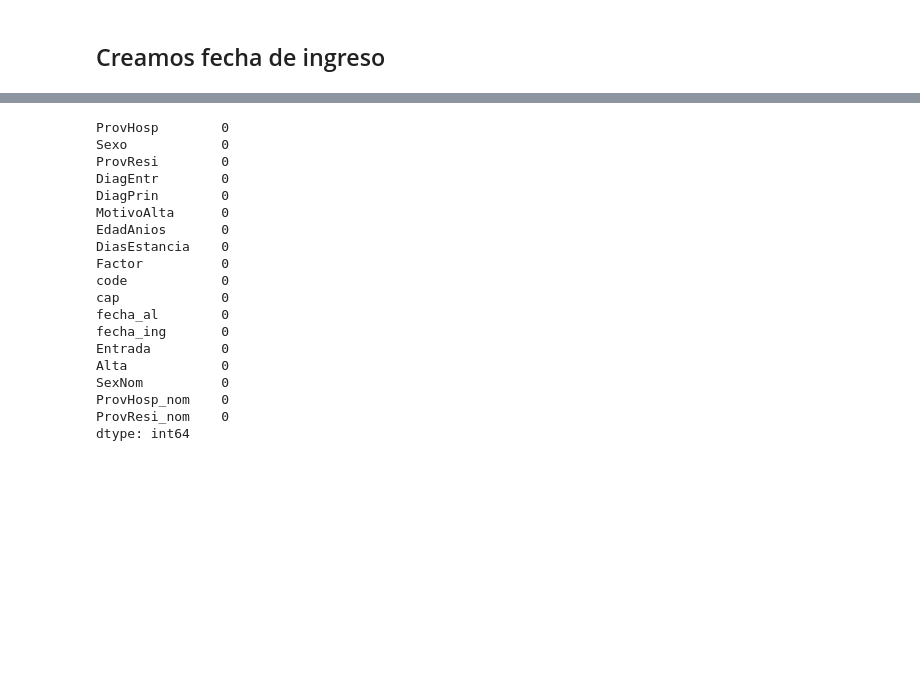
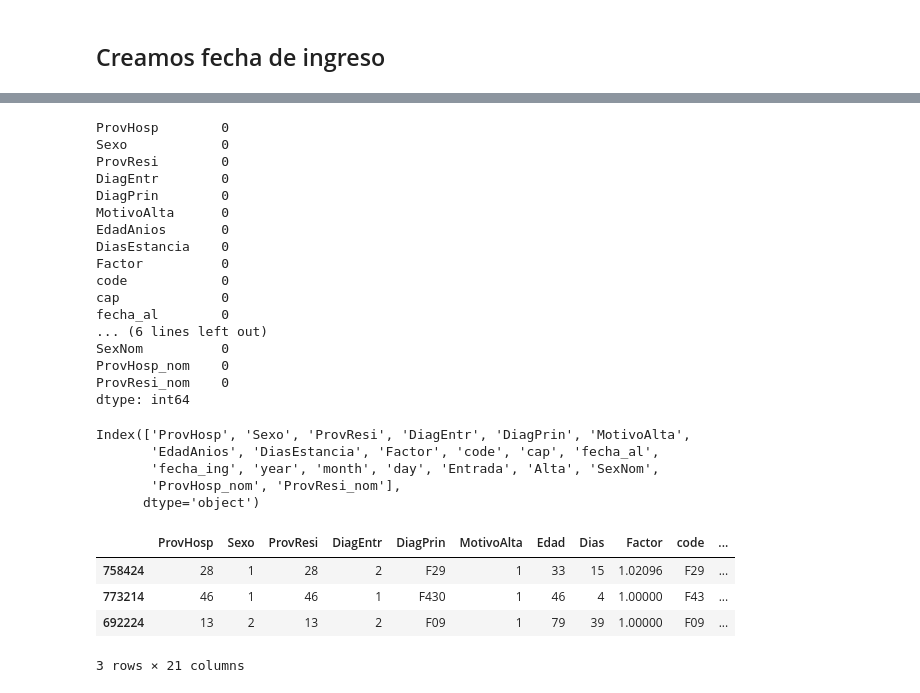
Before and after one commit to emarfer/healthy_mental_health, a Jupyter notebook: notebooks/02_morbilidad_hospitalaria_16_19.ipynb, the cells around one changed output, grey strips where cells are left out. Drawn from its saved outputs; the diff is of its cells as text; code cells hidden in the pictures; blank space fills up the shorter version.

```diff
--- a/notebooks/02_morbilidad_hospitalaria_16_19.ipynb
+++ b/notebooks/02_morbilidad_hospitalaria_16_19.ipynb
@@ -106,6 +106,10 @@ morbilidad['fecha_al'] = pd.to_datetime({'year': morbilidad.FxAlta.str[-4:],
 # %%
 #creamos fecha ingreso restando a fecha_al el número de día ingresado (DiasEstancia)
 morbilidad['fecha_ing'] = morbilidad.apply(lambda fila: fila['fecha_al'] - datetime.timedelta(days = fila['DiasEstancia']), axis= 1)
+# %%
+morbilidad['year']=morbilidad.fecha_ing.dt.year
+morbilidad['month']=morbilidad.fecha_ing.dt.month
+morbilidad['day']=morbilidad.fecha_ing.dt.day
 # %%
 morbilidad.drop(['FxAlta'],axis=1,inplace = True)
 # %%
@@ -162,16 +166,27 @@ Factor          0
 code            0
 cap             0
 fecha_al        0
-fecha_ing       0
-Entrada         0
-Alta            0
+... (6 lines left out)
 SexNom          0
 ProvHosp_nom    0
 ProvResi_nom    0
 dtype: int64
-# %%
-morbilidad.columns = ['ProvHosp', 'Sexo', 'ProvResi', 'DiagEntr', 'DiagPrin', 'MotivoAlta',
-       'Edad', 'Dias', 'Factor', 'code', 'cap', 'fecha_al',
-       'fecha_ing', 'Entrada', 'Alta', 'SexNom', 'ProvHosp_nom',
-       'ProvResi_nom']
+# %%
+morbilidad.columns
+# %% [output]
+Index(['ProvHosp', 'Sexo', 'ProvResi', 'DiagEntr', 'DiagPrin', 'MotivoAlta',
+       'EdadAnios', 'DiasEstancia', 'Factor', 'code', 'cap', 'fecha_al',
+       'fecha_ing', 'year', 'month', 'day', 'Entrada', 'Alta', 'SexNom',
+       'ProvHosp_nom', 'ProvResi_nom'],
+      dtype='object')
+# %%
+morbilidad.rename({'EdadAnios':'Edad','DiasEstancia':'Dias'},axis=1,inplace = True)
+# %%
+morbilidad.sample(3)
+# %% [output]
+|  | ProvHosp | Sexo | ProvResi | DiagEntr | DiagPrin | MotivoAlta | Edad | Dias | Factor | code | ... |
+| 758424 | 28 | 1 | 28 | 2 | F29 | 1 | 33 | 15 | 1.02096 | F29 | ... |
+| 773214 | 46 | 1 | 46 | 1 | F430 | 1 | 46 | 4 | 1.00000 | F43 | ... |
+| 692224 | 13 | 2 | 13 | 2 | F09 | 1 | 79 | 39 | 1.00000 | F09 | ... |
+3 rows × 21 columns
 # %%
```
Also changed, not shown: parts of 8 cells of this notebook, 15 other files.
